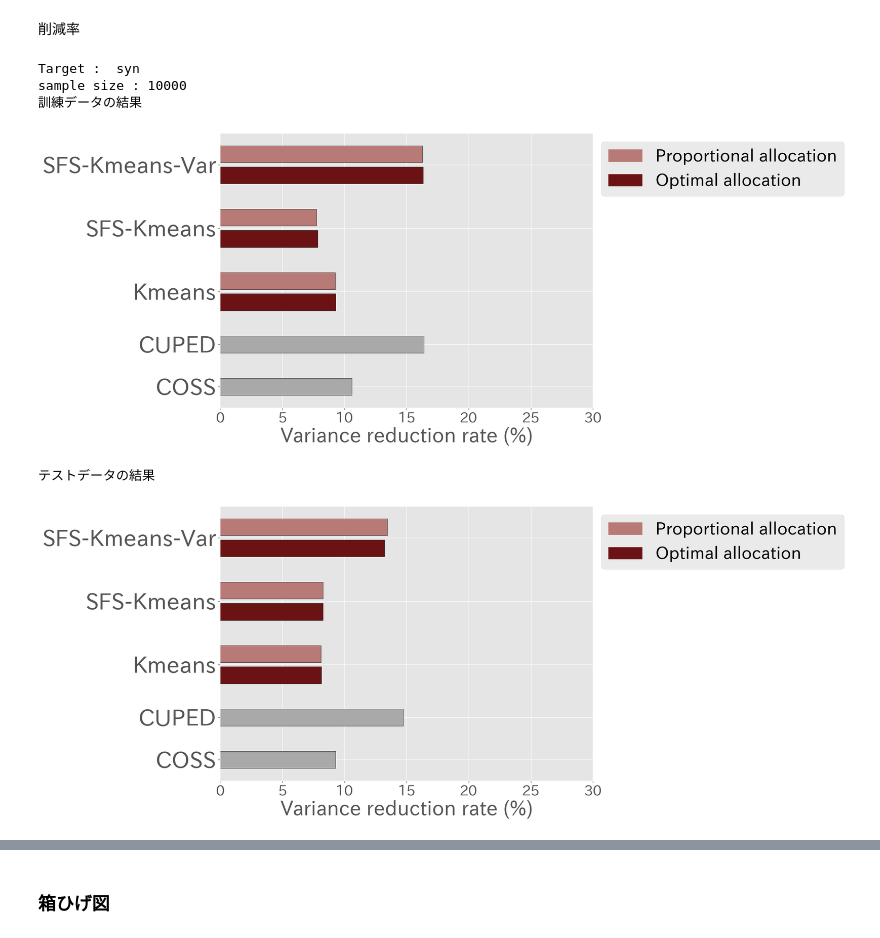
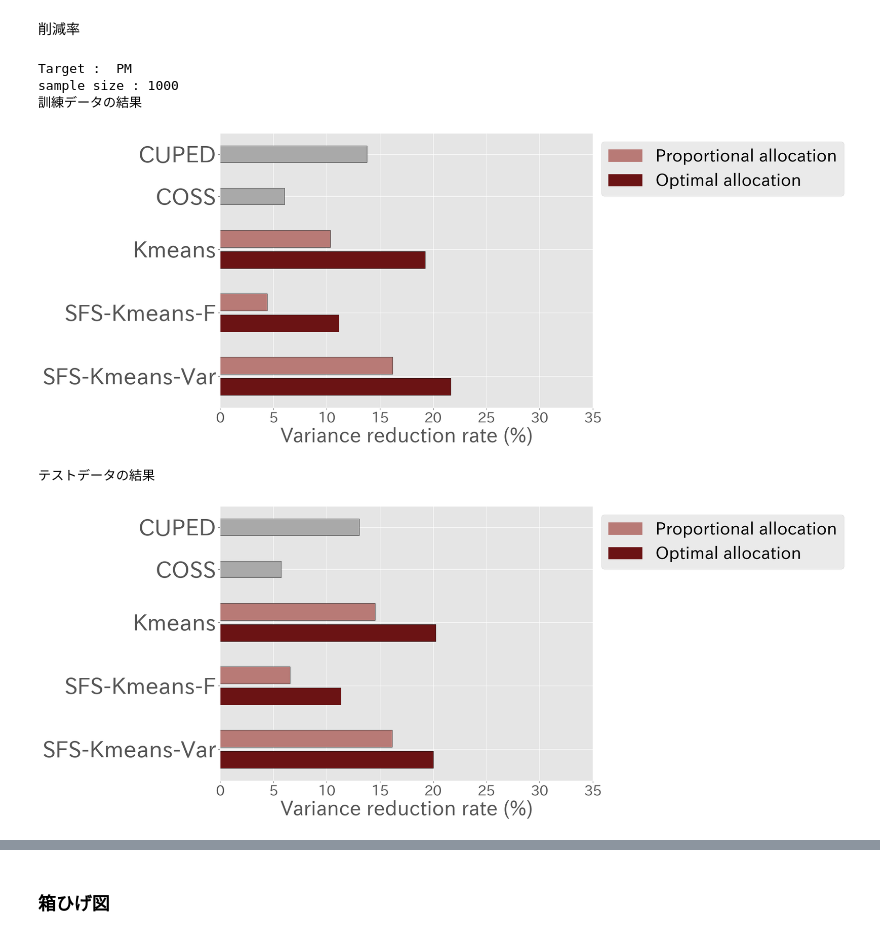
Before and after one commit to Monketu/ABtesting, a Jupyter notebook: notebook/確認用/結果の図用_卒論用.ipynb, the cells around one changed output, grey strips where cells are left out. Cells and saved outputs as stored; diff of their text form; code cells hidden in the pictures.

```diff
--- a/notebook/確認用/結果の図用_卒論用.ipynb
+++ b/notebook/確認用/結果の図用_卒論用.ipynb
@@ -23,21 +23,21 @@ plt.style.use("ggplot")
 # %% [markdown]
 実験設定
 # %%
-TARGET = "syn"
-SAMPLE_SIZE = 10000
+TARGET = "PM"
+SAMPLE_SIZE = 1000
 
 if TARGET == "GMV":
     X_LIM_VAR = 30000
-    X_LIM_REDUC = 30
+    X_LIM_REDUC = 35
 if TARGET == "BCR":
     X_LIM_VAR = 0.0003
-    X_LIM_REDUC = 30
+    X_LIM_REDUC = 35
 if TARGET == "PM":
     X_LIM_VAR = 50
-    X_LIM_REDUC = 30
+    X_LIM_REDUC = 35
 if TARGET == "syn":
     X_LIM_VAR = 0.2
-    X_LIM_REDUC = 30
+    X_LIM_REDUC = 35
 
 optimal_color = "#6b1314"
 proportional_color = "#b87a76"
@@ -221,69 +221,69 @@ for reduc_dict in [reduc_dict_train, reduc_dict_test]:
 
     # グラフ用データを準備
     labels = [
+        "SFS-Kmeans-Var",
+        "SFS-Kmeans-F",
+        "Kmeans",
         "COSS",
         "CUPED",
-        "Kmeans",
-        "SFS-Kmeans",
-        "SFS-Kmeans-Var",
     ]
     values = (
-        [reduc_dict["COSS"]]
+        list(reduc_dict["SFS-Kmeans-Var"].values())
         + [0]
-        + [reduc_dict["CUPED"]]
+        + list(reduc_dict["SFS-Kmeans-F"].values())
         + [0]
         + list(reduc_dict["Kmeans"].values())
         + [0]
-        + list(reduc_dict["SFS-Kmeans-F"].values())
+        + [reduc_dict["COSS"]]
         + [0]
-        + list(reduc_dict["SFS-Kmeans-Var"].values())
+        + [reduc_dict["CUPED"]]
     )
 
     # 各グループに色を割り当て、間隔には透明な色を使用
     colors = (
-        [coss_color]
-        + ["#FFFFFF00"]
-        + [cuped_color]
+        [optimal_color, proportional_color]
         + ["#FFFFFF00"]
         + [optimal_color, proportional_color]
         + ["#FFFFFF00"]
         + [optimal_color, proportional_color]
         + ["#FFFFFF00"]
-        + [optimal_color, proportional_color]
+        + [coss_color]
+        + ["#FFFFFF00"]
+        + [cuped_color]
     )
 
     # 各ラベルが3つの棒の真ん中に配置されるように位置を調整
-    y_positions = [0, 2, 4.5, 7.5, 10.5]
+    y_positions = [0.5, 3.5, 6.5, 9, 11]
 
     # グラフを描画
     fig, ax = plt.subplots(figsize=(20, 8))
     ax.barh(range(len(values)), values, color=colors, edgecolor="black")
 
     # 凡例の追加
     legend_labels = ["Proportional allocation", "Optimal allocation"]
     # 色のリスト
     legend_colors = [proportional_color, optimal_color]
     # 各ラベルに対してハンドルを作成
     handles = [plt.Rectangle((0, 0), 1, 1, color=color) for color in legend_colors]
     ax.legend(
         handles, legend_labels, fontsize=30, loc="upper left", bbox_to_anchor=(1, 1)
     )
 
     # y軸の目盛りとラベルを設定
     ax.set_yticks(y_positions)
     ax.tick_params(axis="x", labelsize=25)
     ax.set_yticklabels(labels, fontsize=40)
     ax.set_xlabel("Variance reduction rate (%)", fontsize=35)
     ax.set_xlim(0, X_LIM_REDUC)
     plt.tight_layout()
     plt.show()
 # %% [output]
-Target :  syn
-sample size : 10000
+Target :  PM
+sample size : 1000
 訓練データの結果
-[figure, old version]
+[figure, new version]
 テストデータの結果
-[figure, old version]
+[figure, new version]
 # %%
 print("Target : ", TARGET)
 print("sample size :", SAMPLE_SIZE)
```
Also changed, not shown: parts of 3 cells of this notebook, 7 other files.
